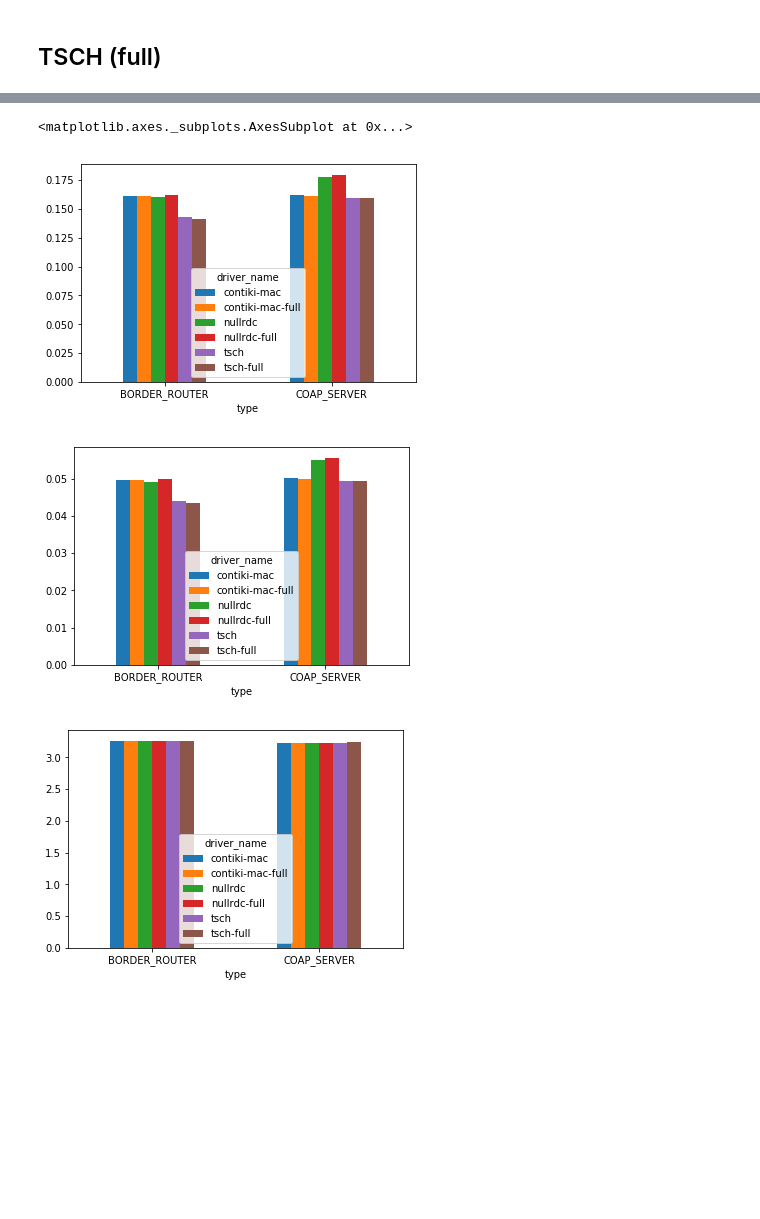
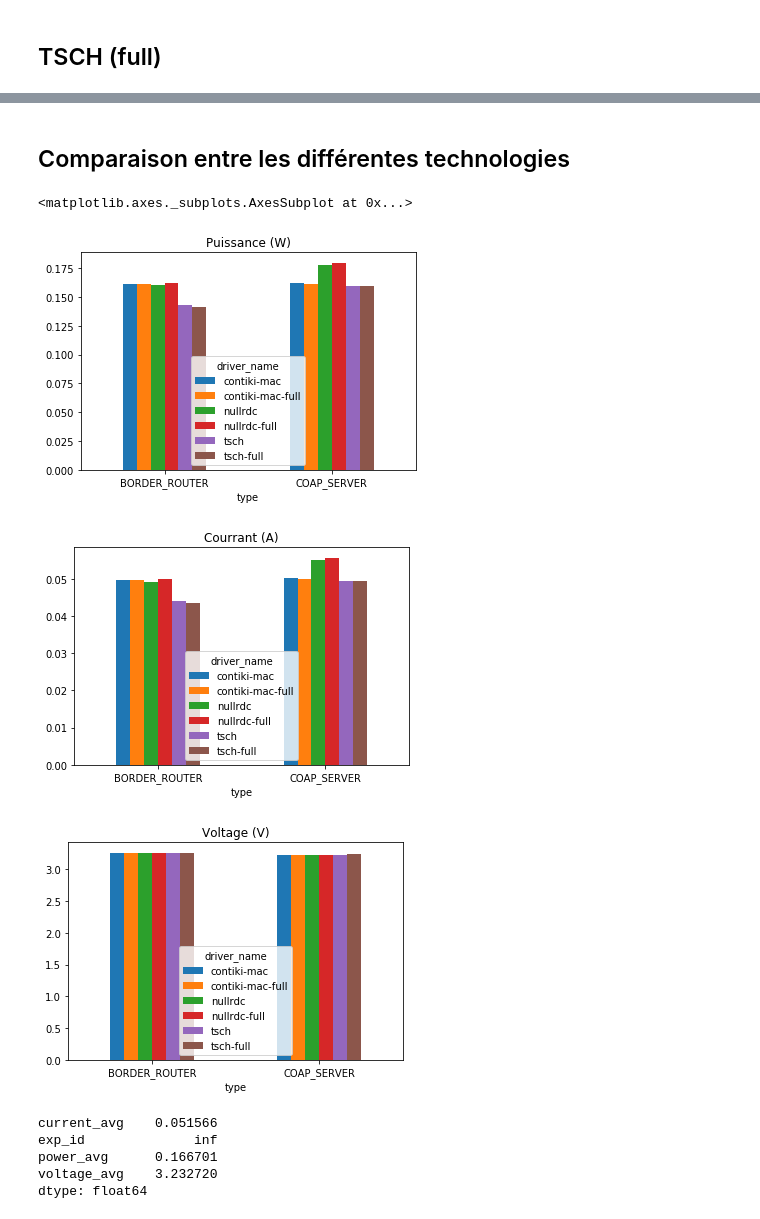
Before and after one commit to ludovicm67/iot-perf, a Jupyter notebook: notebook.ipynb, the cells around one changed output, grey strips where cells are left out. Cells and saved outputs as stored; diff of their text form; code cells hidden in the pictures; blank space fills up the shorter version.

```diff
--- a/notebook.ipynb
+++ b/notebook.ipynb
@@ -25,6 +60,8 @@ files = discover.group(discover.discover('./results'))
 def plot_driver(driver_name):
 
     datas = []
+    rolling = 30
+    graphed = False
 
     configs = files[driver_name]
     for config_path in configs:
@@ -33,7 +70,8 @@ def plot_driver(driver_name):
         except:
             continue
 
-        #fig, axs = plt.subplots(1, 3, figsize=(15, 7))
+        if not graphed:
+            fig, axs = plt.subplots(1, 3, figsize=(15, 7))
         for node in config.all_nodes:
             if node.consumption.exists():
                 df = node.conso_dataframe()
@@ -47,21 +85,23 @@ def plot_driver(driver_name):
                     "voltage_avg": df["voltage"].mean(),
                     "current_avg": df["current"].mean(),
                 })
-                continue
 
-                df["power"].rolling(10).mean().plot(
+                if graphed:
+                    continue
+
+                df["power"].rolling(rolling).mean().plot(
                     label="m3-%d #%s (%s)" % (node.num, node.uid, node.type.name),
                     legend=True,
                     ax=axs[0]
                 )
 
-                df["voltage"].rolling(10).mean().plot(
+                df["voltage"].rolling(rolling).mean().plot(
                     label="m3-%d #%s (%s)" % (node.num, node.uid, node.type.name),
                     legend=True,
                     ax=axs[1]
                 )
 
-                df["current"].rolling(10).mean().plot(
+                df["current"].rolling(rolling).mean().plot(
                     label="m3-%d #%s (%s)" % (node.num, node.uid, node.type.name),
                     legend=True,
                     ax=axs[2]
@@ -78,8 +118,11 @@ def plot_driver(driver_name):
                 axs[2].set_title('Courrant', fontsize=16)
                 axs[2].set_ylabel('Courrant (A)')
                 axs[2].set_xlabel('Temps (s)')
-        #fig.suptitle('Expérience #%s' % (config.prefix.name), fontsize=20)
-        #plt.show()
+
+        graphed = True
+
+        fig.suptitle('Expérience #%s' % (config.prefix.name), fontsize=20)
+        plt.show()
     return datas
 
 all_datas = []
@@ -117,10 +172,20 @@ all_datas += plot_driver("tsch-full")
+# %% [markdown]
+## Comparaison entre les différentes technologies
 # %%
 df = pd.DataFrame(all_datas)
-df.groupby(['type', 'driver_name']).mean()['power_avg'].unstack().plot.bar(rot=0)
-df.groupby(['type', 'driver_name']).mean()['current_avg'].unstack().plot.bar(rot=0)
-df.groupby(['type', 'driver_name']).mean()['voltage_avg'].unstack().plot.bar(rot=0)
+df.groupby(['type', 'driver_name']).mean()['power_avg'].unstack().plot.bar(rot=0, title="Puissance (W)")
+df.groupby(['type', 'driver_name']).mean()['current_avg'].unstack().plot.bar(rot=0, title="Courrant (A)")
+df.groupby(['type', 'driver_name']).mean()['voltage_avg'].unstack().plot.bar(rot=0, title="Voltage (V)")
 # %% [output]
 <matplotlib.axes._subplots.AxesSubplot at 0x...>
-[figure, old version]
+[figure, new version]
-[figure, old version]
+[figure, new version]
-[figure, old version]
+[figure, new version]
+# %%
+df.mean()
+# %% [output]
+current_avg    0.051566
+exp_id              inf
+power_avg      0.166701
+voltage_avg    3.232720
+dtype: float64
```
Also changed, not shown: parts of 10 cells of this notebook.
